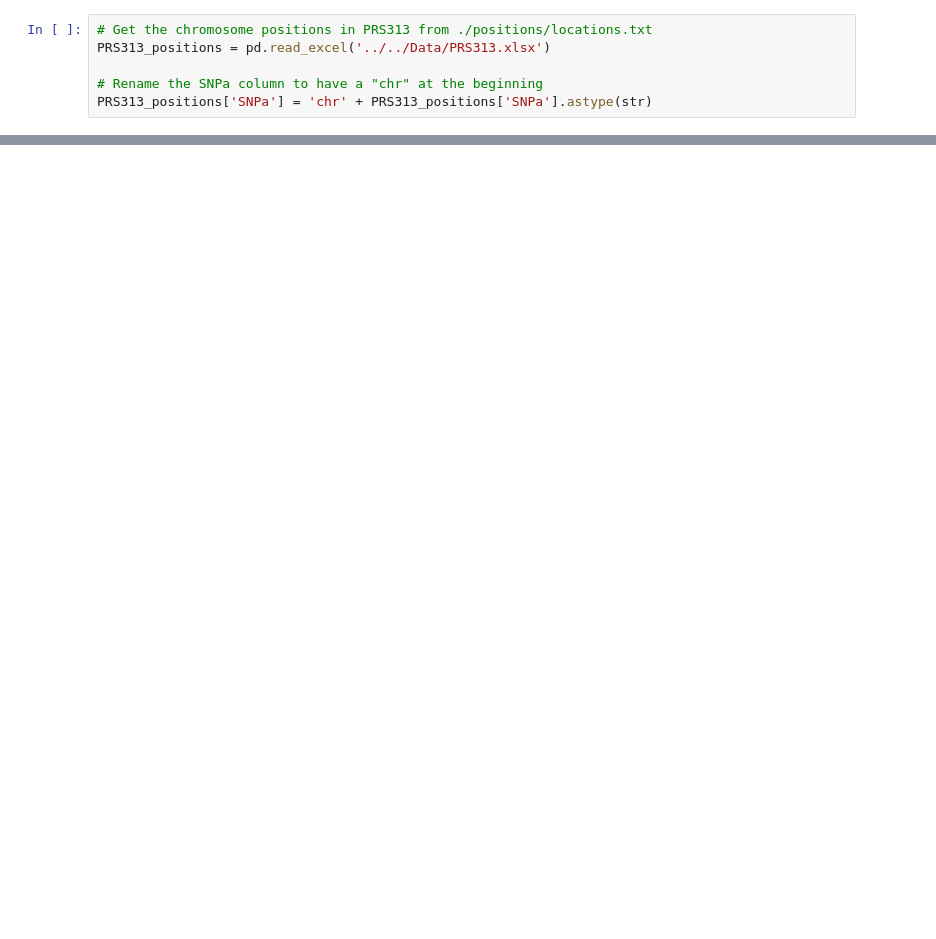
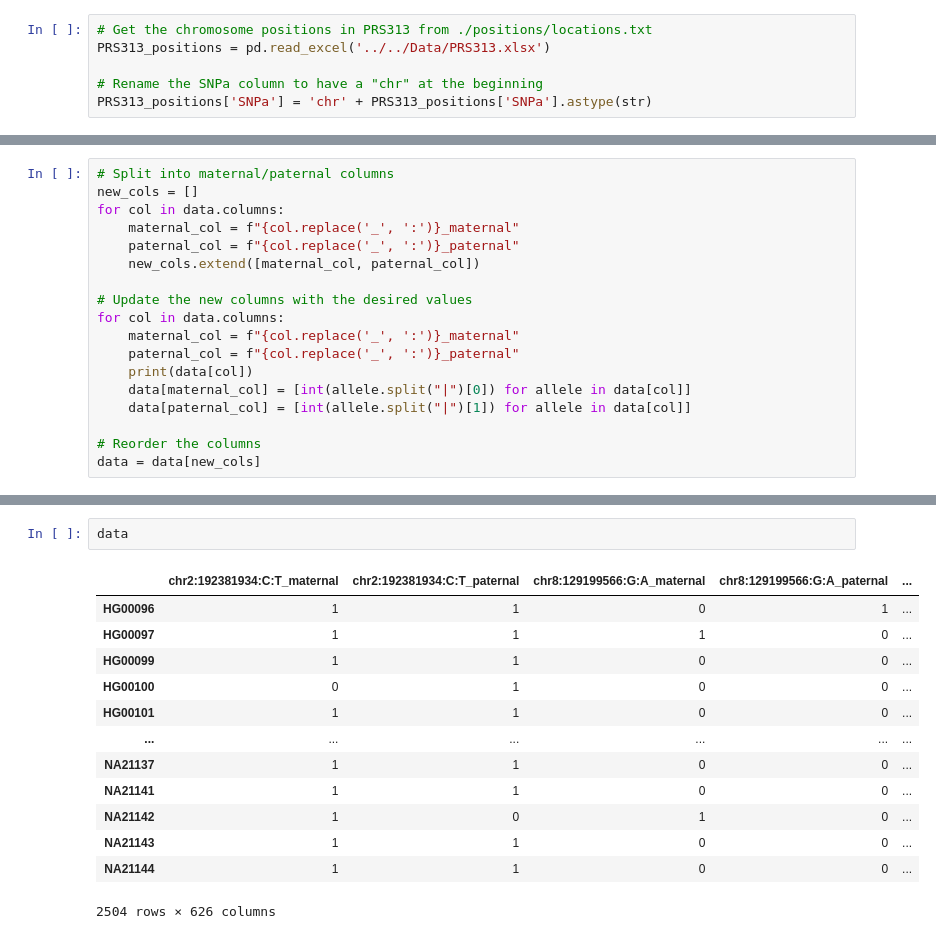
Before and after one commit to aaronge-2020/FastImpute, a Jupyter notebook: scripts/Python/Handle_multiallelic.ipynb, the cells around one changed output, grey strips where cells are left out. Saved outputs shown, nothing was run; the diff lists cells and outputs as text; blank space fills up the shorter version.

```diff
--- a/scripts/Python/Handle_multiallelic.ipynb
+++ b/scripts/Python/Handle_multiallelic.ipynb
@@ -69,0 +265,18 @@ for index, row in missing_positions.iterrows():
+# %%
+# Split into maternal/paternal columns
+new_cols = []
+for col in data.columns:
+    maternal_col = f"{col.replace('_', ':')}_maternal"
+    paternal_col = f"{col.replace('_', ':')}_paternal"
+    new_cols.extend([maternal_col, paternal_col])
+
+# Update the new columns with the desired values
+for col in data.columns:
+    maternal_col = f"{col.replace('_', ':')}_maternal"
+    paternal_col = f"{col.replace('_', ':')}_paternal"
+    print(data[col])
+    data[maternal_col] = [int(allele.split("|")[0]) for allele in data[col]]
+    data[paternal_col] = [int(allele.split("|")[1]) for allele in data[col]]
+
+# Reorder the columns
+data = data[new_cols]
@@ -70,3 +318,19 @@ for index, row in missing_positions.iterrows():
+# %%
+data
+# %% [output]
+|  | chr2:192381934:C:T_maternal | chr2:192381934:C:T_paternal | chr8:129199566:G:A_maternal | chr8:129199566:G:A_paternal | ... |
+| HG00096 | 1 | 1 | 0 | 1 | ... |
+| HG00097 | 1 | 1 | 1 | 0 | ... |
+| HG00099 | 1 | 1 | 0 | 0 | ... |
+| HG00100 | 0 | 1 | 0 | 0 | ... |
+| HG00101 | 1 | 1 | 0 | 0 | ... |
+| ... | ... | ... | ... | ... | ... |
+| NA21137 | 1 | 1 | 0 | 0 | ... |
+| NA21141 | 1 | 1 | 0 | 0 | ... |
+| NA21142 | 1 | 0 | 1 | 0 | ... |
+| NA21143 | 1 | 1 | 0 | 0 | ... |
+| NA21144 | 1 | 1 | 0 | 0 | ... |
+2504 rows × 626 columns
 # %%
 # Get the number of rows where a value of greater than 1 appeared
 data.loc[(data > 1).any(axis=1)]
```
Also changed, not shown: parts of 18 cells of this notebook, 26 other files.
